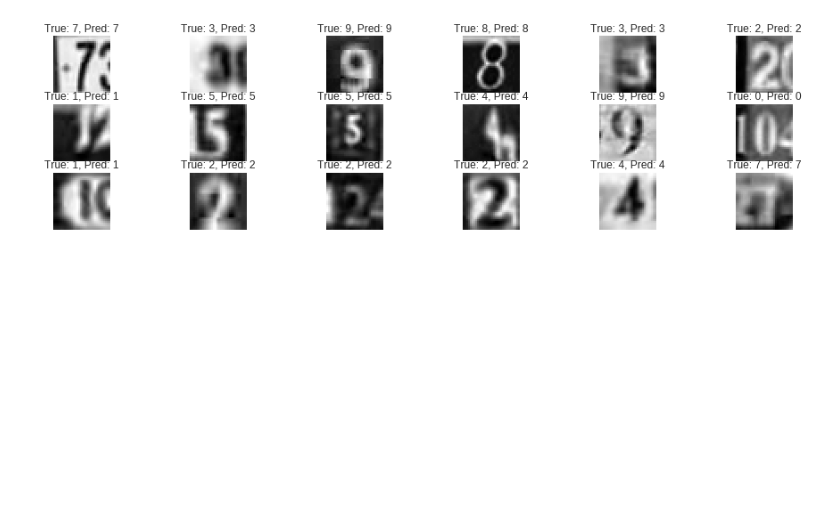
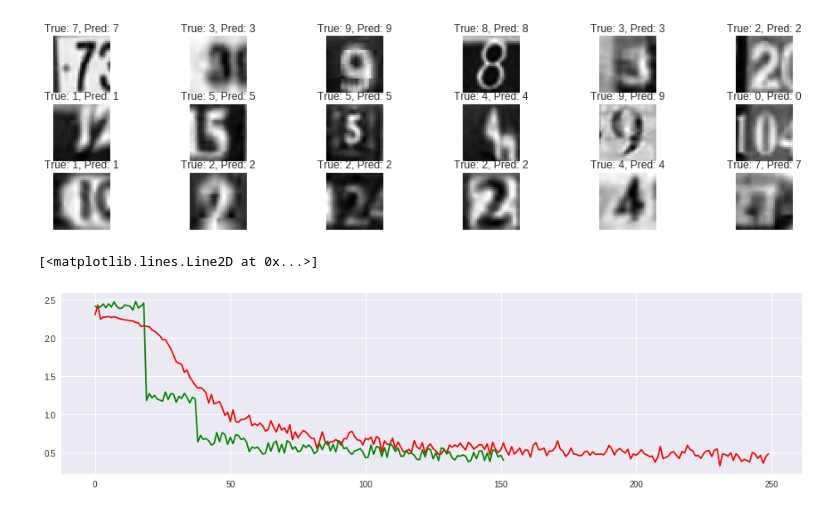
Before and after one commit to aditya9211/SVHN-CNN, a Jupyter notebook: svhn_model.ipynb, the cells around one changed output. Drawn from its saved outputs; the diff is of its cells as text; code cells hidden in the pictures; blank space fills up the shorter version.

Commit message:
Add files via upload
Added valid and train losses

```diff
--- a/svhn_model.ipynb
+++ b/svhn_model.ipynb
@@ -156,7 +156,7 @@ def cnn_model_fn(features):
 
     return logits
 # %%
-max_epochs = 1
+max_epochs = 2
 num_examples = X_train.shape[0]
 # %%
 prepare_log_dir()
@@ -229,6 +229,8 @@ discard_per = 0.7
  #   sess.run(tf.global_variables_initializer())
 
 ## To calculate total time of training
+train_loss = []
+valid_loss = []
 start_time = time.time()
 for epoch in range(max_epochs):
     print ('Training .........')
@@ -240,14 +242,17 @@ for epoch in range(max_epochs):
     ## Training epochs ....
     for (epoch_x , epoch_y) in get_batch(X_train, y_train, batch_size):
         _, train_accu, c = sess.run([optimizer, accuracy, loss], feed_dict={x: epoch_x, y: epoch_y, discard_rate: discard_per})
-        if(step%20 == 0):
+        train_loss.append(c)
+
+        if(step%40 == 0):
             print ("Step:", step, ".....", "\nMini-Batch Loss   : ", c)
             print('Mini-Batch Accuracy :' , train_accu*100.0, '%')
 
             ## Validating prediction and summaries
             accu = 0.0
             for (epoch_x , epoch_y) in get_batch(X_val, y_val, 512):
-                correct = sess.run([correct_prediction], feed_dict={x: epoch_x, y: epoch_y, discard_rate: 0.0})
+                correct, _c = sess.run([correct_prediction, loss], feed_dict={x: epoch_x, y: epoch_y, discard_rate: 0.0})
+                valid_loss.append(_c)
                 accu+= np.sum(correct[correct == True])
             print('Validation Accuracy :' , accu*100.0/y_val.shape[0], '%')
             print ()
@@ -426,3 +412,10 @@ cls_pred = flat_array[correct]
 plot_images(images, 3, 6, cls_true, cls_pred);
 # %% [output]
 [figure]
+# %%
+import matplotlib.pyplot as plt
+plt.plot(train_loss ,'r')
+plt.plot(valid_loss, 'g')
+# %% [output]
+[<matplotlib.lines.Line2D at 0x...>]
+[figure, added]
```
Also changed, not shown: parts of 2 cells of this notebook.
